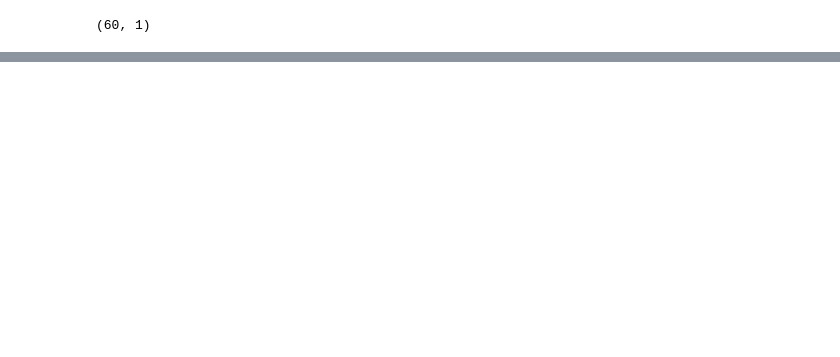
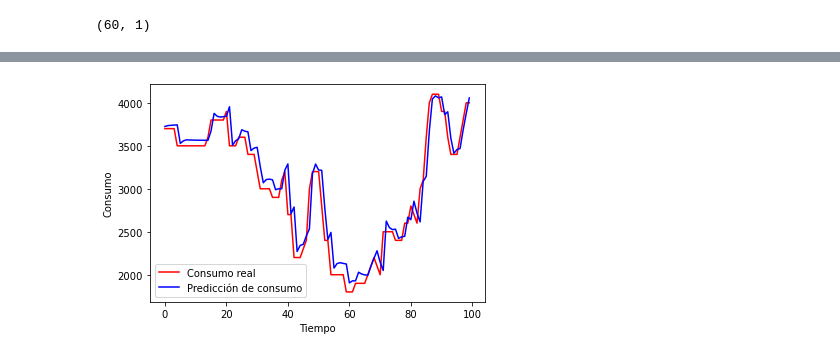
Before and after one commit to javieresk8/PowerDemandPrediction, a Jupyter notebook: NN_Models.ipynb, the cells around one changed output, grey strips where cells are left out. Cells and saved outputs as stored; diff of their text form; code cells hidden in the pictures; blank space fills up the shorter version.

Commit message:
update/ LSTM with overfitting - date adjusted

```diff
--- a/NN_Models.ipynb
+++ b/NN_Models.ipynb
@@ -93,0 +122,4 @@ data.tail(50)
+# %%
+#Llevamos la FECHA al indice de nuestro df, ahora solo tenemos una columna de datos
+data_final.set_index('FECHA', drop=True, inplace = True)
+data_final
@@ -221,14 +259,21 @@ dim_entrada
 # %%
+#Este intento es con la fecha con index y todo refactorizado, con los parametros de la tesis
+
+dim_entrada = (X_train.shape[1],X_train.shape[2])
+dim_salida = 1
+num_neuronas = 16
+
+
 model = Sequential()
 #Capa 1
 model.add(LSTM(units=num_neuronas, return_sequences = True, input_shape=dim_entrada))
 #TODO posible dropout
 #Capa 2
-model.add(LSTM(units=num_neuronas))
+model.add(LSTM(units=8))
 
 #capa de salida
 model.add(Dense(units = dim_salida))
-model.compile(optimizer='rmsprop', loss='mse') #mean_squared_error
+model.compile(optimizer='rmsprop', loss='mse', metrics = ['mean_absolute_error']) #mean_squared_error
 
 #Entrenamiento
 model.fit(X_train, Y_train, epochs = 20, batch_size = 128)
@@ -253 +298,22 @@ Epoch 20/20
 <keras.callbacks.callbacks.History at 0x...>
+# %%
+#Este intento es con la fecha con index y todo refactorizado, con los parametros de la tesis
+
+dim_entrada = (X_train.shape[1],X_train.shape[2])
+dim_salida = 1
+num_neuronas = 16
+
+
+model = Sequential()
+#Capa 1
+model.add(LSTM(units=num_neuronas, return_sequences = True, input_shape=dim_entrada))
+#TODO posible dropout
+#Capa 2
+model.add(LSTM(units=8))
+
+#capa de salida
+model.add(Dense(units = dim_salida))
+model.compile(optimizer='rmsprop', loss='mse', metrics = ['mean_absolute_error']) #mean_squared_error
+
+#Entrenamiento
+model.fit(X_train, Y_train, epochs = 10, batch_size = 64)
@@ -276,0 +335,11 @@ ValueError: non-broadcastable output operand with shape (8700,1) doesn't match t
+# %%
+#Grafica de valores
+# Y_test #Aun no defnido
+plt.plot(data_test.values[-100:], color='red', label='Consumo real')
+plt.plot(prediccion[-100:], color='blue', label='Predicción de consumo')
+plt.xlabel('Tiempo')
+plt.ylabel('Consumo')
+plt.legend()
+plt.show()
+# %% [output]
+[figure, added]
```
Also changed, not shown: parts of 33 cells of this notebook.
